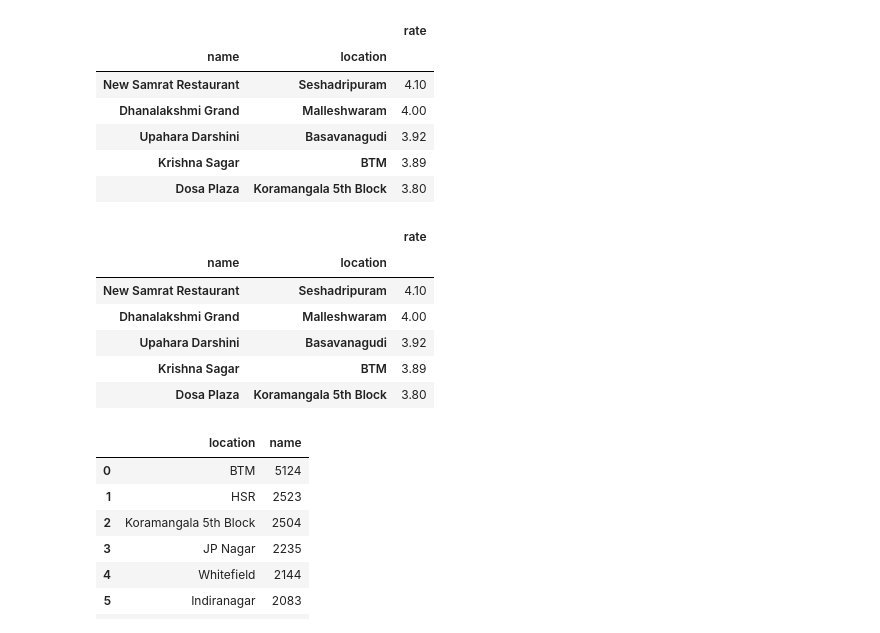
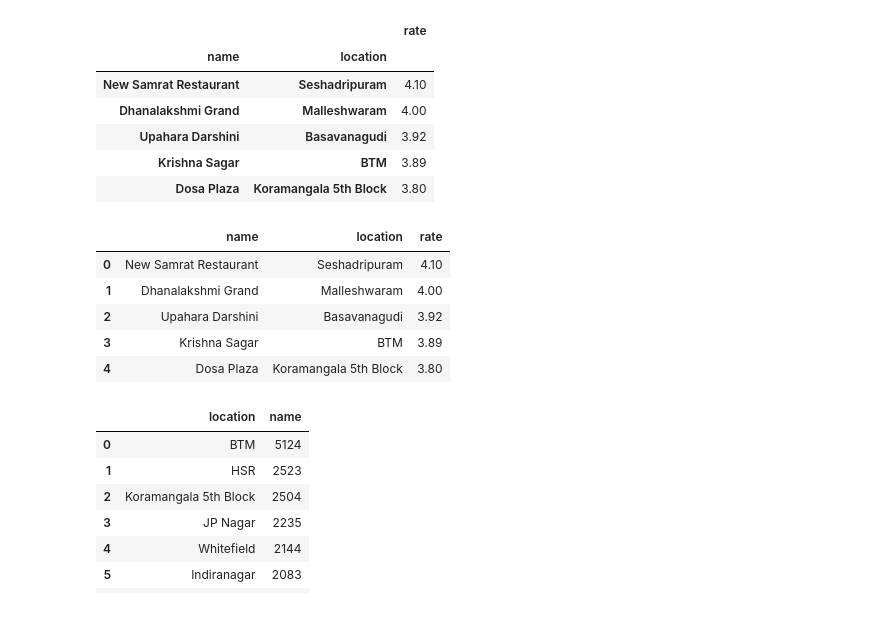
Before and after one commit to AlistairPereira/python-data-analysis-lab, a Jupyter notebook: notebooks/Restaurant_data_cleaning.ipynb, the cells around one changed output. Drawn from its saved outputs; the diff is of its cells as text; code cells hidden in the pictures.

```diff
--- a/notebooks/Restaurant_data_cleaning.ipynb
+++ b/notebooks/Restaurant_data_cleaning.ipynb
@@ -496,15 +496,14 @@ round(Masala_Dosa_data.groupby(['name','location'])[['rate']].mean().sort_values
 | Dosa Plaza | Koramangala 5th Block | 3.80 |
 # %%
 #top 5 hghest rated by masaal dosa
-Masala_Dosa_data.groupby(['name','location'])[['rate']].mean().round(2).sort_values(by='rate',ascending=False).head(5)
+Masala_Dosa_data.groupby(['name','location'])[['rate']].mean().round(2).sort_values(by='rate',ascending=False).head(5).reset_index()
 # %% [output]
-|  |  | rate |
-| name | location |  |
-| New Samrat Restaurant | Seshadripuram | 4.10 |
-| Dhanalakshmi Grand | Malleshwaram | 4.00 |
-| Upahara Darshini | Basavanagudi | 3.92 |
-| Krishna Sagar | BTM | 3.89 |
-| Dosa Plaza | Koramangala 5th Block | 3.80 |
+|  | name | location | rate |
+| 0 | New Samrat Restaurant | Seshadripuram | 4.10 |
+| 1 | Dhanalakshmi Grand | Malleshwaram | 4.00 |
+| 2 | Upahara Darshini | Basavanagudi | 3.92 |
+| 3 | Krishna Sagar | BTM | 3.89 |
+| 4 | Dosa Plaza | Koramangala 5th Block | 3.80 |
 # %%
 # Top 10 locations with most restaurants
 top_locations= df.groupby('location')[['name']].count().sort_values(by='name',ascending=False).head(10).reset_index()
```
Also changed, not shown: parts of 10 cells of this notebook.
